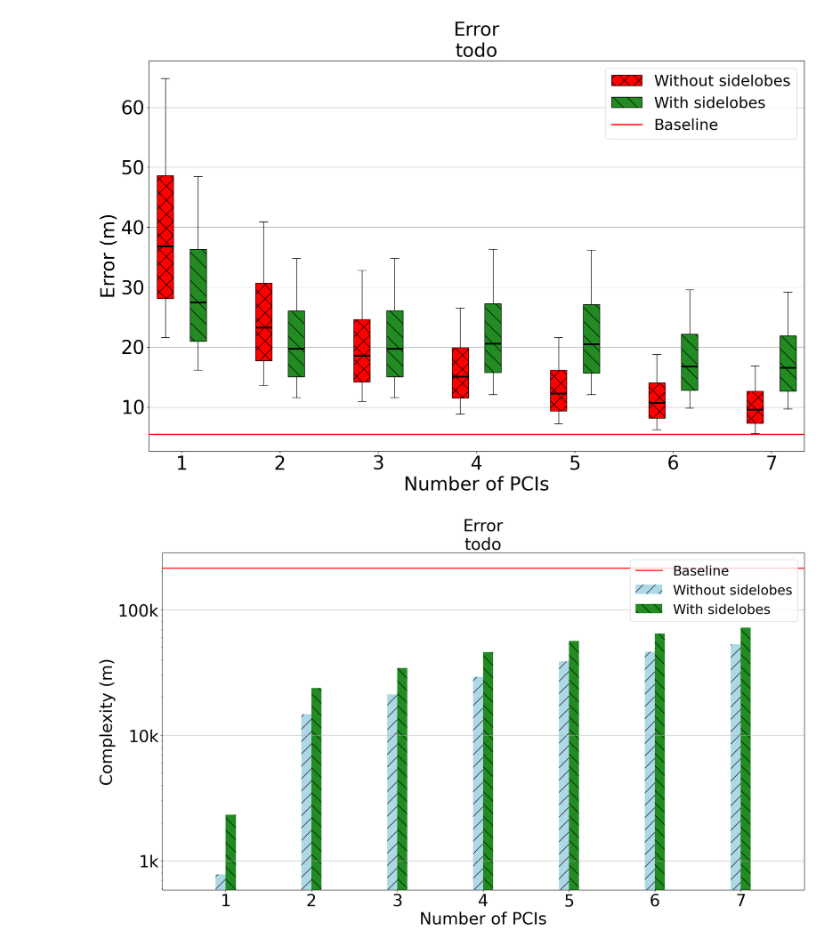
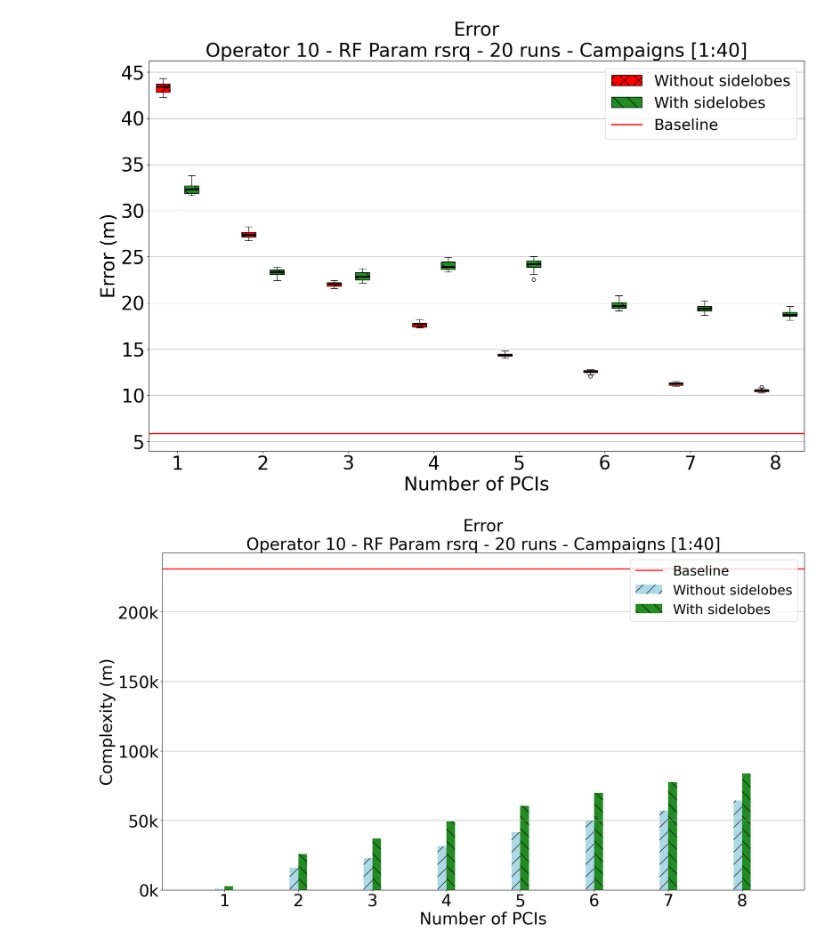
Before and after one commit to Andreas-Espelund/5G_localization, a Jupyter notebook: plotting/plot_beam_matching.ipynb, the cells around one changed output. Drawn from its saved outputs; the diff is of its cells as text; code cells hidden in the pictures.

Commit message:
beam forming experiment runs

```diff
--- a/plotting/plot_beam_matching.ipynb
+++ b/plotting/plot_beam_matching.ipynb
@@ -1,15 +1,19 @@
 # %%
-
+import json
+import os
 
 import pandas as pd
 
 from scripts.plotting import make_barplot_double
 
-# Plot the accuracy
+dir = '../data/results/experiments/beam_matching_experiment_10'
 
-# WITHOUT BEAM MATCHING
-path = '../TEST_beam_matching_experiment.csv'
-data_df = pd.read_csv(path)
+data_df = pd.read_csv(os.path.join(dir, 'data.csv')).drop(columns=['Unnamed: 0'])
 
-data_df['errors'] = data_df['errors'].apply(lambda x: [x * 0.7, x * 0.5, x, x * 1.5])
-data_df['complexity'] = data_df['complexity'].apply(lambda x: [x * 0.7, x * 0.5, x, x * 1.5])
+with open(os.path.join(dir, 'config.json')) as f:
+    config = json.load(f)
+
+data_df['errors'] = data_df['errors'].apply(json.loads)
+data_df['complexity'] = data_df['complexity'].apply(json.loads)
+
+data_df
@@ -184,33 +201,29 @@ def make_boxplot_double(
     plt.show()
 # %%
 
-#title = f"Operator {config['operator_choice'][0]} - RF Param {config['rf_param']} - {config['n_runs']} runs - Campaigns [{config['campaigns'][0]}:{config['campaigns'][-1]}]"
-
-title = "todo"
+title = f"Operator {config['operator_choice'][0]} - RF Param {config['rf_param']} - {config['n_runs']} runs - Campaigns [{config['campaigns'][0]}:{config['campaigns'][-1]}]"
 
 legend_labels = ["Without sidelobes", "With sidelobes"]
 
 make_boxplot_double(
     df=errors_df_control,
     control_df=errors_df,
     x_label="Number of PCIs",
     y_label="Error (m)",
     title=f"Error\n{title}",
     legend_labels=legend_labels,
     baseline=baseline_error,
 )
 
 make_barplot_double(
     df=complexity_df_control,
     control_df=complexity_df,
     x_label="Number of PCIs",
     y_label="Complexity (m)",
     title=f"Error\n{title}",
     legend_labels=legend_labels,
     baseline=baseline_complexity,
-    logscale=True
-
 )
 # %% [output]
-[figure, old version]
+[figure, new version]
-[figure, old version]
+[figure, new version]
```
Also changed, not shown: parts of 5 cells of this notebook, 1 other file.
